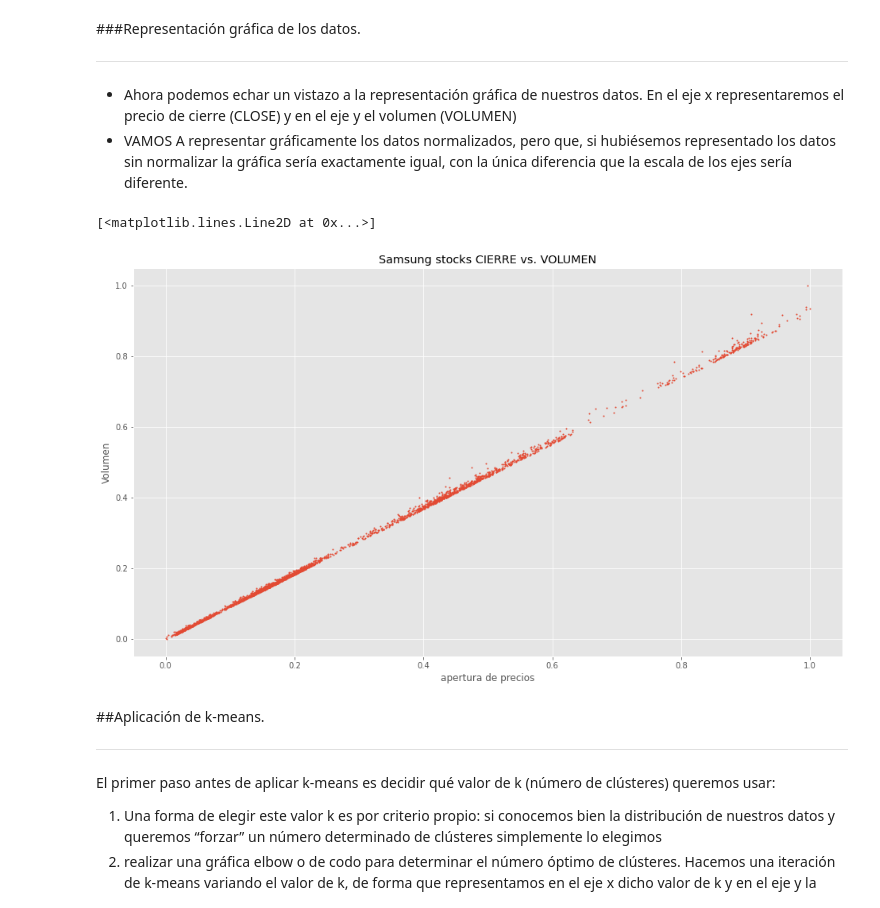
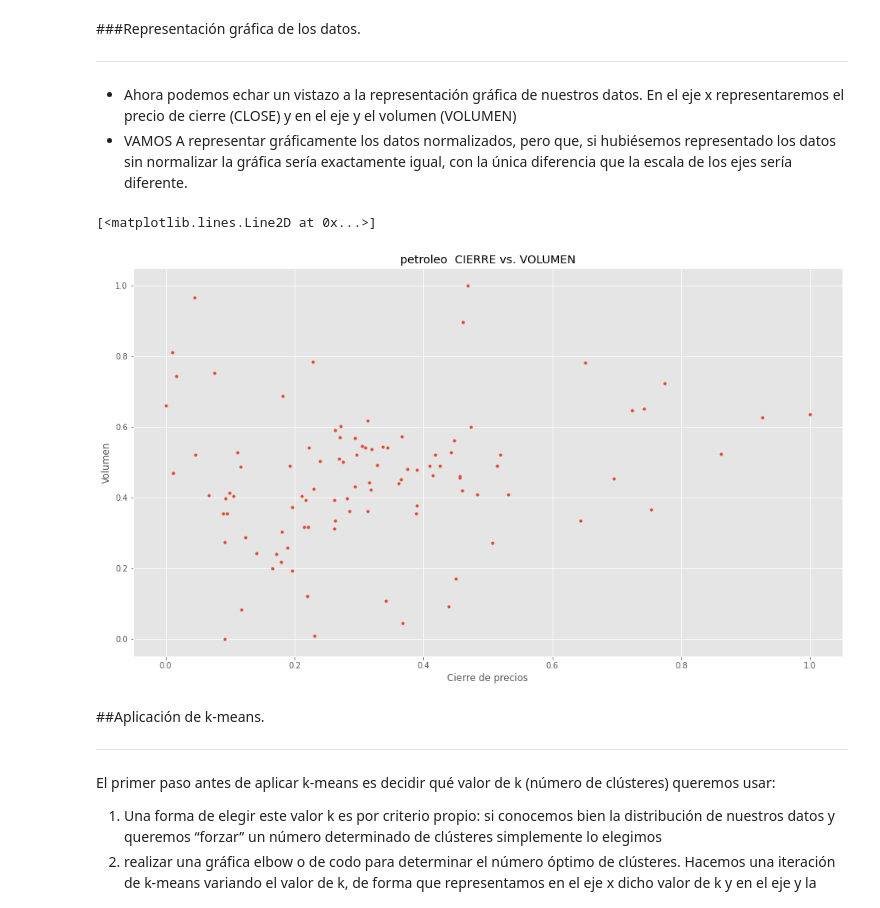
Before and after one commit to luisFernandoCastellanosG/Machine_learning, a Jupyter notebook: 1-Machine_Learning_Classic/Jupyter_noteBook/P1_5_KMEANS.ipynb, the cells around one changed output. Saved outputs shown, nothing was run; the diff lists cells and outputs as text; code cells hidden in the pictures.

```diff
--- a/1-Machine_Learning_Classic/Jupyter_noteBook/P1_5_KMEANS.ipynb
+++ b/1-Machine_Learning_Classic/Jupyter_noteBook/P1_5_KMEANS.ipynb
@@ -1004,0 +1096,21 @@ Como ocurre con cualquier algoritmo de Machine Learning que utilice funciones de
+# %%
+df['Fecha']= df['Fecha'].str.replace(' ene ','/01/')
+df['Fecha']= df['Fecha'].str.replace(' feb ','/02/')
+df['Fecha']= df['Fecha'].str.replace(' mar ','/03/')
+df['Fecha']= df['Fecha'].str.replace(' abr ','/04/')
+df['Fecha']= df['Fecha'].str.replace(' may ','/05/')
+df['Fecha']= df['Fecha'].str.replace(' jun ','/06/')
+df['Fecha']= df['Fecha'].str.replace(' jul ','/07/')
+df['Fecha']= df['Fecha'].str.replace(' ago ','/08/')
+df['Fecha']= df['Fecha'].str.replace(' sep ','/09/')
+df['Fecha']= df['Fecha'].str.replace(' oct ','/10/')
+df['Fecha']= df['Fecha'].str.replace(' nov ','/11/')
+df['Fecha']= df['Fecha'].str.replace(' dic ','/12/')
+# %%
+df['Fecha']=pd.to_datetime(df['Fecha'], dayfirst = True)        # Convertimos el campo FECHA en tipo DATETIME
+df['Abrir'] = pd.to_numeric(df['Abrir'])                        #  convertimos el campo a numerico
+df['Alto'] = pd.to_numeric(df['Alto'])
+df['Bajo'] = pd.to_numeric(df['Bajo'])
+df['Cierre*'] = pd.to_numeric(df['Cierre*'])
+df['Cierre ajustado**'] = pd.to_numeric(df['Cierre ajustado**'])
+df['Volumen'] = pd.to_numeric(df['Volumen'])
@@ -1012,5 +1128,5 @@ df = df.dropna()
 df = df.reset_index(drop=True)
 # %%
 # Eliminamos columna de fecha que no usaremos en el algoritmo.
-dates = df['Date'] # Guardamos la columna Date.
-df = df.drop('Date', 1) # Borramos la columna del dataframe.
+dates = df['Fecha'] # Guardamos la columna Date.
+df = df.drop('Fecha', 1) # Borramos la columna del dataframe.
@@ -1024,6 +1140,6 @@ Como ocurre con cualquier algoritmo de Machine Learning que utilice funciones de
 min_max_scaler = preprocessing.MinMaxScaler()
 df_escalado = min_max_scaler.fit_transform(df)
 df_escalado = pd.DataFrame(df_escalado) # Hay que convertir a DF el resultado.
-df_escalado = df_escalado.rename(columns = {0: 'Close', 1: 'Volume'})
+df_escalado = df_escalado.rename(columns = {0:'Abrir',1:'Alto',2:'Bajo',3:'Cierre*',4: 'Cierre ajustado**', 5: 'Volumen'})
 # %%
 df_escalado.head()
@@ -1046,15 +1161,15 @@ dtype: int64
 *   VAMOS A representar gráficamente los datos normalizados, pero que, si hubiésemos representado los datos sin normalizar la gráfica sería exactamente igual, con la única diferencia que la escala de los ejes sería diferente.
 # %%
 #%% Representación gráfica de los datos.
-x = df_escalado['Close'].values
-y = df_escalado['Volume'].values
-plt.xlabel('apertura de precios')
+x = df_escalado['Cierre*'].values
+y = df_escalado['Volumen'].values
+plt.xlabel('Cierre de precios')
 plt.ylabel('Volumen')
-plt.title('Samsung stocks CIERRE vs. VOLUMEN')
-plt.plot(x,y,'o',markersize=1)
+plt.title('petroleo  CIERRE vs. VOLUMEN')
+plt.plot(x,y,'o',markersize=3)
 # %% [output]
 [<matplotlib.lines.Line2D at 0x...>]
-[figure, old version]
+[figure, new version]
 # %% [markdown]
 ##Aplicación de k-means.
 
```
Also changed, not shown: parts of 81 cells of this notebook.
